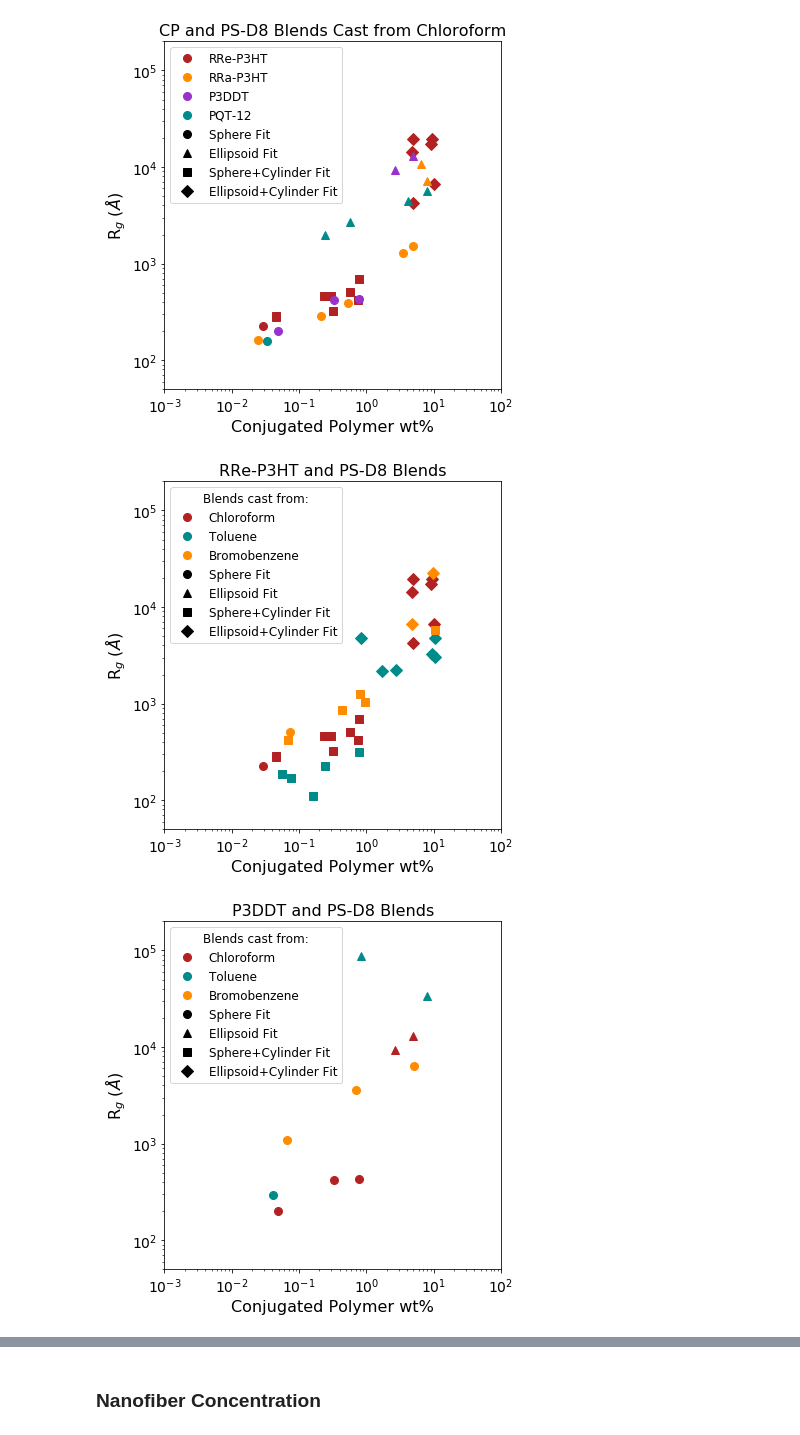
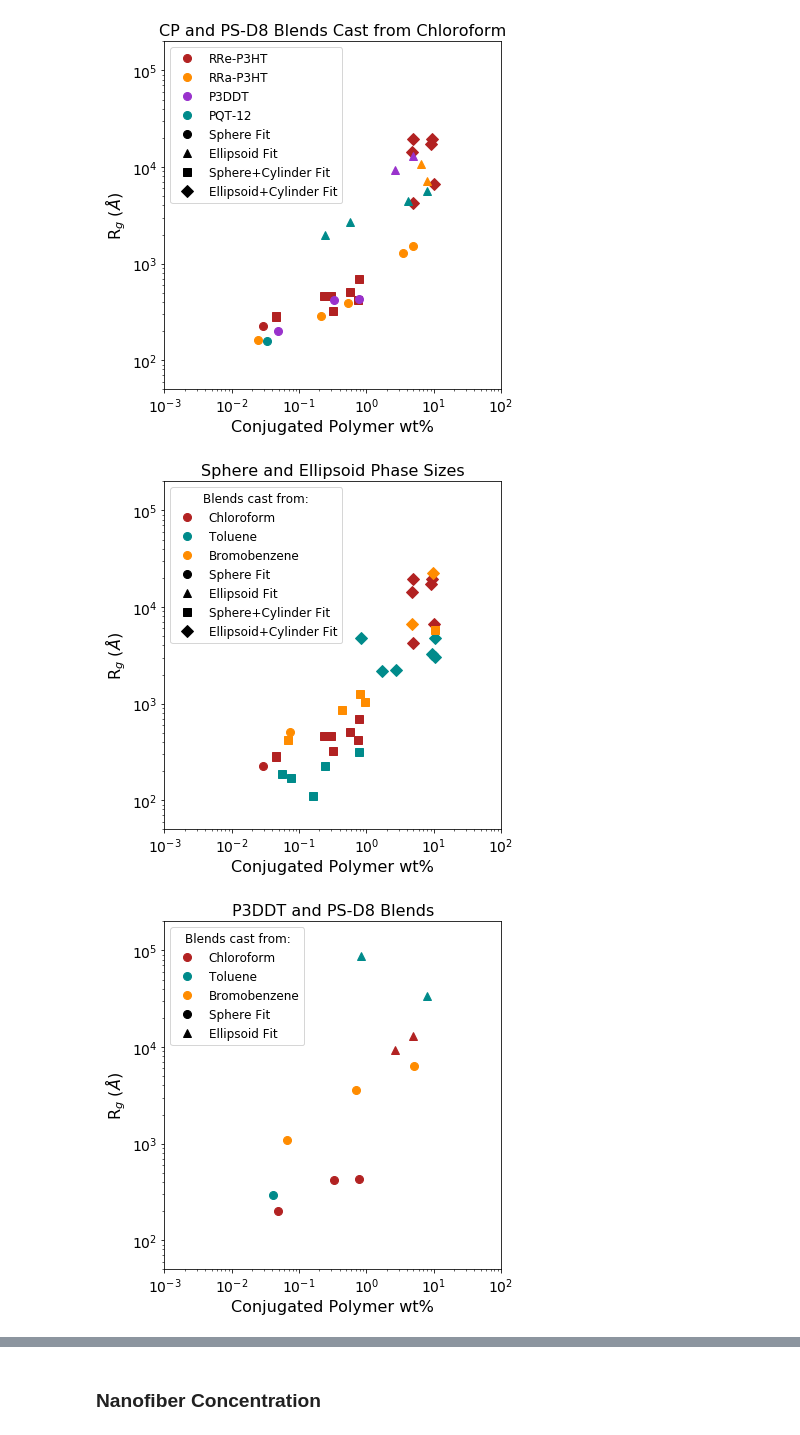
Before and after one commit to pozzo-research-group/c-wolf-blends-morphology, a Jupyter notebook: sans/Sample_Fitting/Plotting_Results_from_All_Fits.ipynb, the cells around one changed output, grey strips where cells are left out. Saved outputs shown, nothing was run; the diff lists cells and outputs as text; code cells hidden in the pictures.

```diff
--- a/sans/Sample_Fitting/Plotting_Results_from_All_Fits.ipynb
+++ b/sans/Sample_Fitting/Plotting_Results_from_All_Fits.ipynb
@@ -152,7 +152,7 @@ for file in porod_files:
 # %% [markdown]
 Loading fit parameters from the results directory.
 # %%
-results_direct = '../data/sans/Sample_Fitting/fitting_results/ps_sphere/'
+results_direct = '../../data/sans/Sample_Fitting/fitting_results/ps_sphere/'
 fit_keys = []
 # fit_ps_porod_exp = {}
 # fit_ps_rg = {}
@@ -191,7 +191,7 @@ for file in [file for file in os.listdir(results_direct) if '.json' in file]:
             ci95 = value['p95']
             fit_sphere_scale[key] = (best, ci95)
 # %%
-results_direct = '../data/sans/Sample_Fitting/fitting_results/ps_ellipsoid_match/'
+results_direct = '../../data/sans/Sample_Fitting/fitting_results/ps_ellipsoid/'
 
 fit_ellipsoid_polar_radius = {}
 fit_ellipsoid_equatorial_radius = {}
@@ -215,7 +215,7 @@ for file in [file for file in os.listdir(results_direct) if '.json' in file]:
             ci95 = value['p95']
             fit_ellipsoid_scale[key] = (best, ci95)
 # %%
-results_direct = '../data/sans/Sample_Fitting/fitting_results/ps_sphere_cylinder_lm/'
+results_direct = '../../data/sans/Sample_Fitting/fitting_results/ps_sphere_cylinder_lm/'
 
 fit_sphcyl_sphere_radius = {}
 fit_sphcyl_cylinder_radius = {}
@@ -242,7 +242,7 @@ for file in [file for file in os.listdir(results_direct) if '.csv' in file]:
         elif 'length' in label:
             fit_sphcyl_cylinder_length[key] = (x,dx)
 # %%
-results_direct = '../data/sans/Sample_Fitting/fitting_results/ps_ellipsoid_cylinder_lm/'
+results_direct = '../../data/sans/Sample_Fitting/fitting_results/ps_ellipsoid_cylinder_lm/'
 
 fit_ellcyl_polar_radius = {}
 fit_ellcyl_equatorial_radius = {}
@@ -508,7 +538,7 @@ plt.yticks(fontsize=14)
 plt.ylim(5e1,2e5)
 plt.yscale('log')
 
-plt.title('RRe-P3HT and PS-D8 Blends',fontsize=16)
+plt.title('Sphere and Ellipsoid Phase Sizes',fontsize=16)
 
 plt.errorbar([0],[0],fmt='o',label='Sphere Fit', color='black',ms=8)
 plt.errorbar([0],[0],fmt='^',label='Ellipsoid Fit', color='black',ms=8)
@@ -518,37 +548,37 @@ plt.errorbar([0],[0],fmt='D',label='Ellipsoid+Cylinder Fit', color='black',ms=8)
 plt.legend(fontsize=12,loc='upper left',title='Blends cast from:', title_fontsize=12)# ncol=3)
 
 plt.tight_layout()
-plt.savefig('../data/sans/Sample_Fitting/fitting_figures/radius_plots/RReP3HT_all_radius.png', dpi=300)
+plt.savefig('../../data/sans/Sample_Fitting/fitting_figures/radius_plots/RReP3HT_all_radius.png', dpi=300)
 # %% [output]
-[figure, old version]
+[figure, new version]
 # %%
 plt.figure(figsize=(6,6))
 
 plot_rg(p3ddt_cf_spheres, p3ddt_cf_ellipsoids, p3ddt_cf_sphcyl, p3ddt_cf_ellcyl, 'Chloroform', 'firebrick')
 plot_rg(p3ddt_tol_spheres, p3ddt_tol_ellipsoids, p3ddt_tol_sphcyl, p3ddt_tol_ellcyl, 'Toluene', 'darkcyan')
 plot_rg(p3ddt_bb_spheres, p3ddt_bb_ellipsoids, p3ddt_bb_sphcyl, p3ddt_bb_ellcyl, 'Bromobenzene', 'darkorange')
 
 
 plt.xscale('log')
 plt.xlim(0.001,100)
 plt.xlabel('Conjugated Polymer wt%', fontsize=16)
 plt.xticks(fontsize=14)
 
 plt.ylabel(r'R$_g$ ($\AA$)', fontsize=16)
 plt.yticks(fontsize=14)
 plt.ylim(5e1,2e5)
 plt.yscale('log')
 
 plt.errorbar([0],[0],fmt='o',label='Sphere Fit', color='black',ms=8)
 plt.errorbar([0],[0],fmt='^',label='Ellipsoid Fit', color='black',ms=8)
-plt.errorbar([0],[0],fmt='s',label='Sphere+Cylinder Fit', color='black',ms=8)
-plt.errorbar([0],[0],fmt='D',label='Ellipsoid+Cylinder Fit', color='black',ms=8)
+#plt.errorbar([0],[0],fmt='s',label='Sphere+Cylinder Fit', color='black',ms=8)
+#plt.errorbar([0],[0],fmt='D',label='Ellipsoid+Cylinder Fit', color='black',ms=8)
 
 plt.title('P3DDT and PS-D8 Blends',fontsize=16)
 
 plt.legend(fontsize=12,loc='upper left',title='Blends cast from:', title_fontsize=12)# ncol=3)
 
 plt.tight_layout()
-plt.savefig('../data/sans/Sample_Fitting/fitting_figures/radius_plots/P3DDT_Tol_BB_CF_radius.png', dpi=300)
+plt.savefig('../../data/sans/Sample_Fitting/fitting_figures/radius_plots/P3DDT_Tol_BB_CF_radius.png', dpi=300)
 # %% [output]
-[figure, old version]
+[figure, new version]
```
Also changed, not shown: parts of 13 cells of this notebook.
